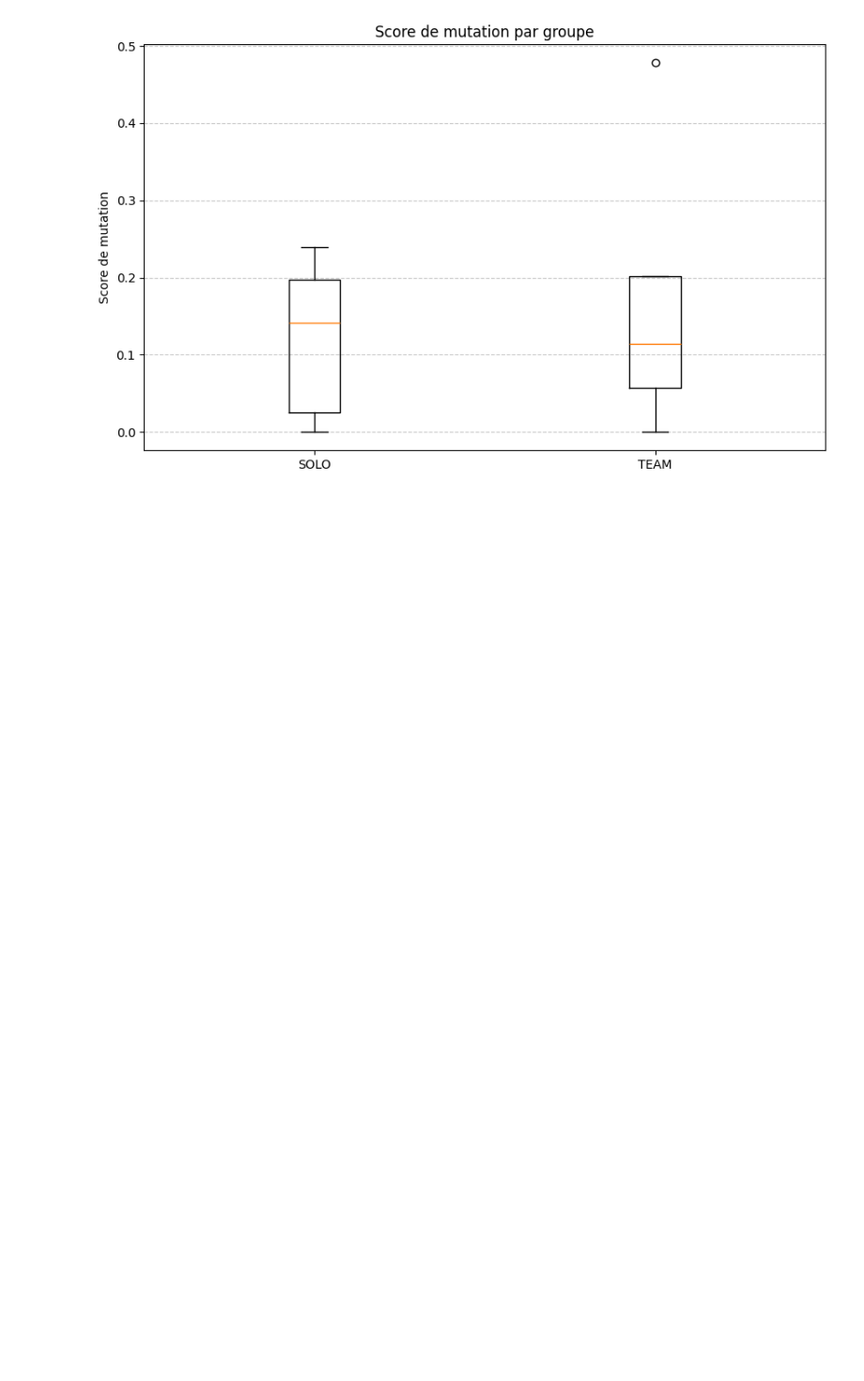
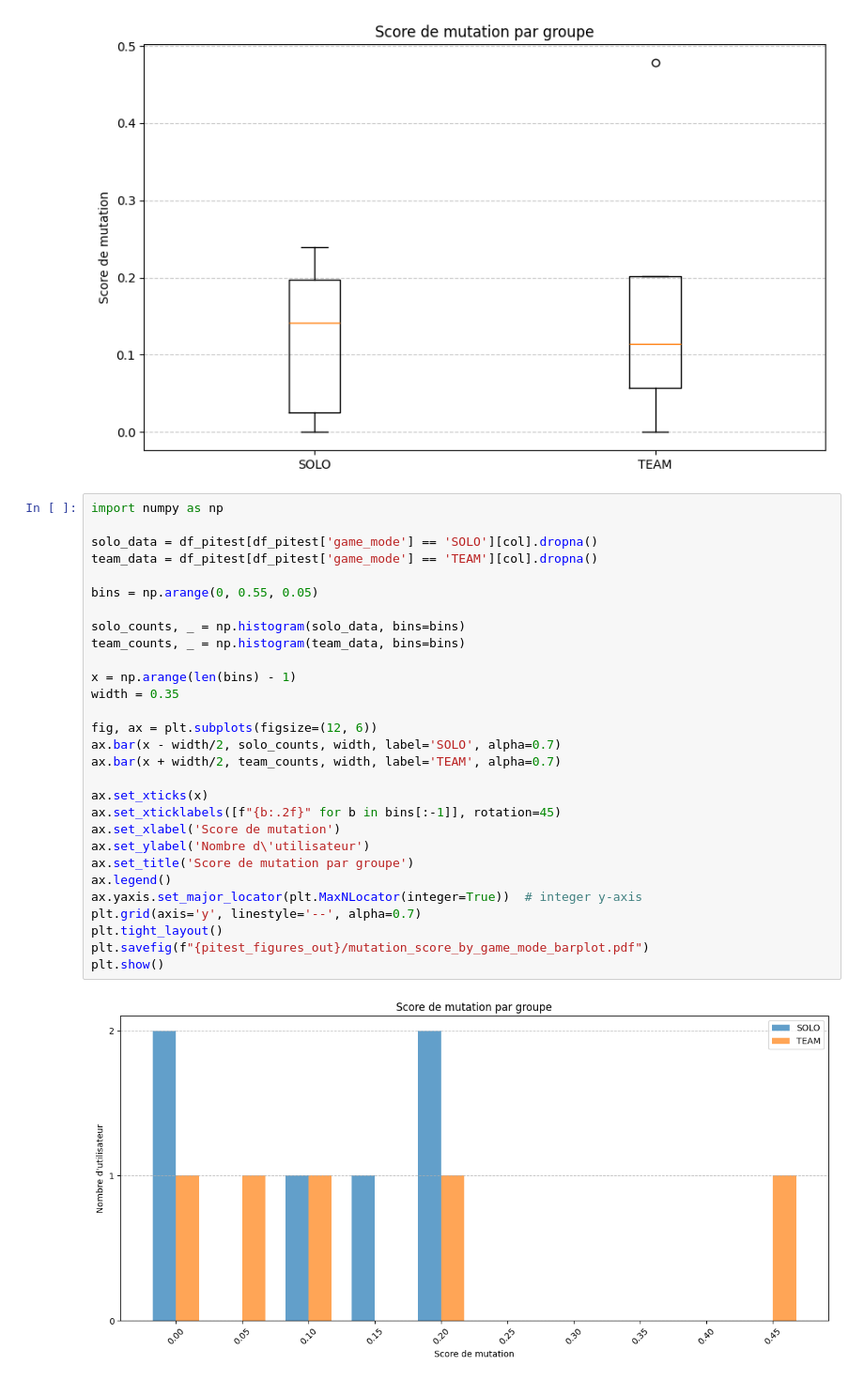
Before and after one commit to Dzenali/MemoireDataAnalytics, a Jupyter notebook: notebooks/analysis/Pitest.ipynb, the cells around one changed output. Shown at 94% size. Drawn from its saved outputs; the diff is of its cells as text; blank space fills up the shorter version.

```diff
--- a/notebooks/analysis/Pitest.ipynb
+++ b/notebooks/analysis/Pitest.ipynb
@@ -32,3 +32,34 @@ plt.savefig(f"{pitest_figures_out}/mutation_score_by_game_mode.pdf")
 plt.show()
 # %% [output]
 [figure]
+# %%
+import numpy as np
+
+solo_data = df_pitest[df_pitest['game_mode'] == 'SOLO'][col].dropna()
+team_data = df_pitest[df_pitest['game_mode'] == 'TEAM'][col].dropna()
+
+bins = np.arange(0, 0.55, 0.05)
+
+solo_counts, _ = np.histogram(solo_data, bins=bins)
+team_counts, _ = np.histogram(team_data, bins=bins)
+
+x = np.arange(len(bins) - 1)
+width = 0.35
+
+fig, ax = plt.subplots(figsize=(12, 6))
+ax.bar(x - width/2, solo_counts, width, label='SOLO', alpha=0.7)
+ax.bar(x + width/2, team_counts, width, label='TEAM', alpha=0.7)
+
+ax.set_xticks(x)
+ax.set_xticklabels([f"{b:.2f}" for b in bins[:-1]], rotation=45)
+ax.set_xlabel('Score de mutation')
+ax.set_ylabel('Nombre d\'utilisateur')
+ax.set_title('Score de mutation par groupe')
+ax.legend()
+ax.yaxis.set_major_locator(plt.MaxNLocator(integer=True))  # integer y-axis
+plt.grid(axis='y', linestyle='--', alpha=0.7)
+plt.tight_layout()
+plt.savefig(f"{pitest_figures_out}/mutation_score_by_game_mode_barplot.pdf")
+plt.show()
+# %% [output]
+[figure, added]
```
Also changed, not shown: parts of 1 cell of this notebook, 23 other files.
